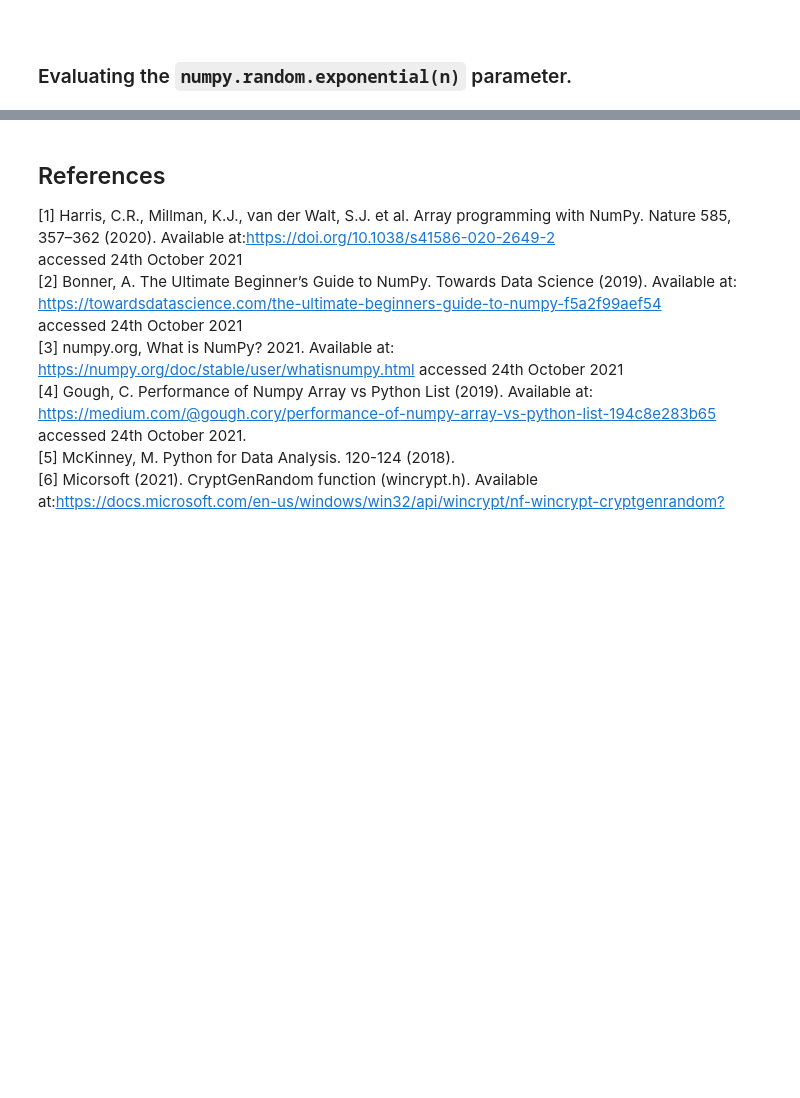
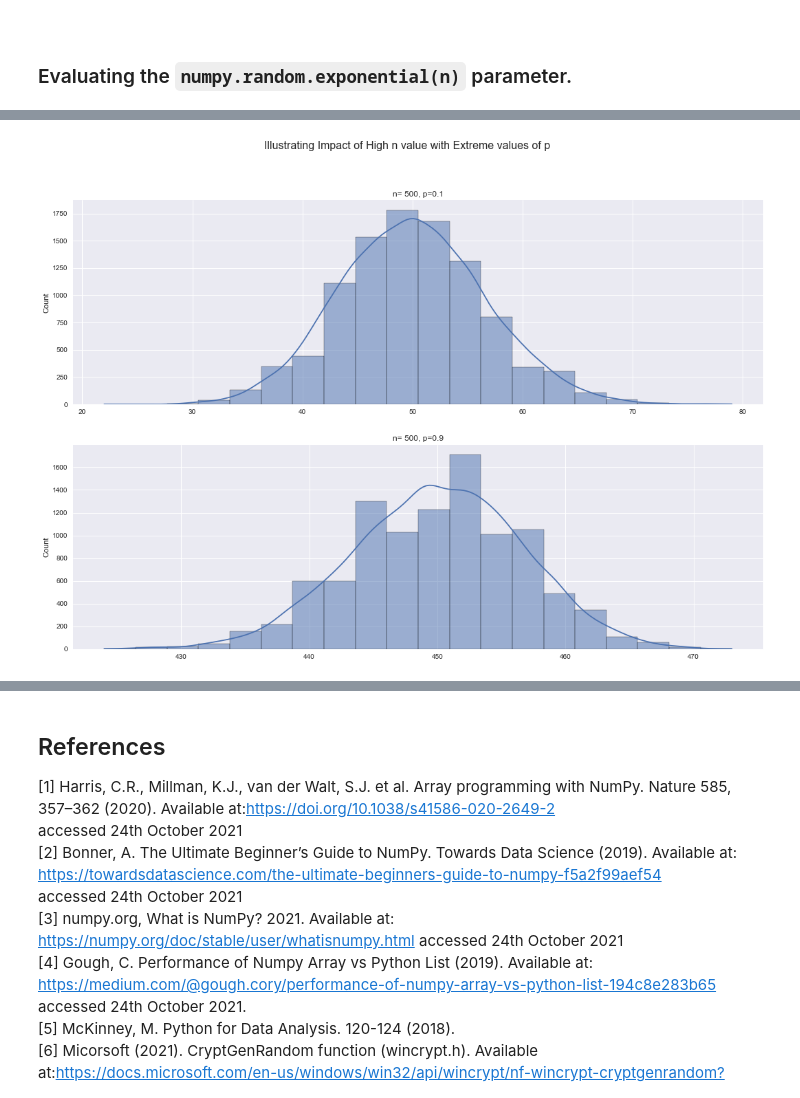
Before and after one commit to Sam-Tracey/numpy-random, a Jupyter notebook: numpy-random.ipynb, the cells around one changed output, grey strips where cells are left out. Drawn from its saved outputs; the diff is of its cells as text; code cells hidden in the pictures; blank space fills up the shorter version.

```diff
--- a/numpy-random.ipynb
+++ b/numpy-random.ipynb
@@ -970,0 +1007,14 @@ Text(0.5, 1.0, 'n = 1000')
+# %%
+neg = np.random.binomial(500, 0.1, 10000)
+pos = np.random.binomial(500, 0.9, 10000)
+
+fig, axs = plt.subplots(2)
+fig.suptitle('Illustrating Impact of High n value with Extreme values of p', fontsize = 16)
+
+
+ax1 = sns.histplot(neg, ax=axs[0], kde = True, bins = 20)
+ax1.title.set_text('n= 500, p=0.1')
+ax2 = sns.histplot(pos, ax=axs[1], kde = True, bins = 20)
+ax2.title.set_text('n= 500, p=0.9')
+# %% [output]
+[figure, added]
```
Also changed, not shown: parts of 46 cells of this notebook.
